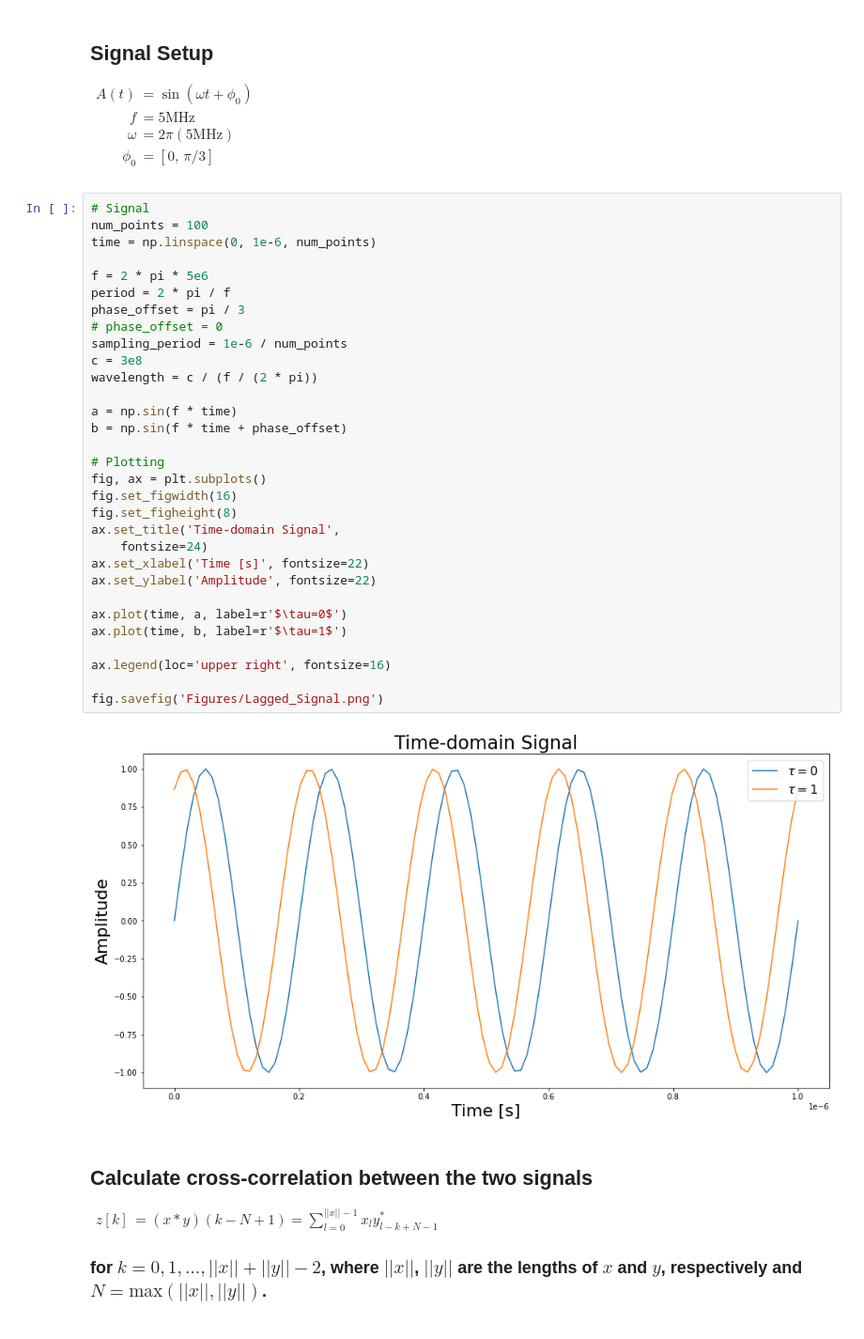
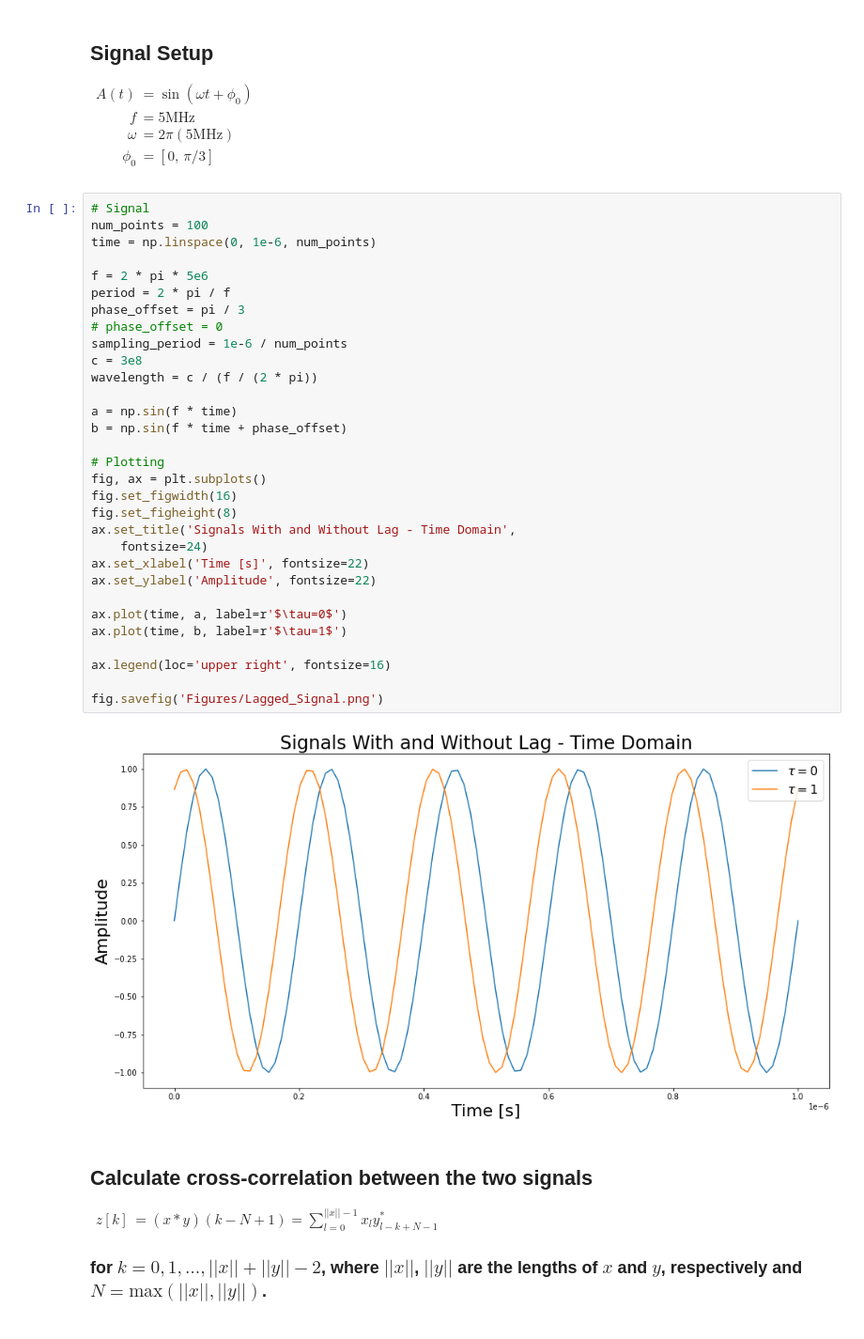
Before and after one commit to brunerm99/ADI_Radar_DSP, a Jupyter notebook: Phaser_Board/Phase_Information.ipynb, the cells around one changed output. Shown at 94% size. Cells and saved outputs as stored; diff of their text form.

```diff
--- a/Phaser_Board/Phase_Information.ipynb
+++ b/Phaser_Board/Phase_Information.ipynb
@@ -25,35 +25,35 @@ $ \begin{align}
 # Signal
 num_points = 100
 time = np.linspace(0, 1e-6, num_points)
 
 f = 2 * pi * 5e6
 period = 2 * pi / f
 phase_offset = pi / 3
 # phase_offset = 0
 sampling_period = 1e-6 / num_points
 c = 3e8
 wavelength = c / (f / (2 * pi))
 
 a = np.sin(f * time)
 b = np.sin(f * time + phase_offset)
 
 # Plotting
 fig, ax = plt.subplots()
 fig.set_figwidth(16)
 fig.set_figheight(8)
-ax.set_title('Time-domain Signal',
+ax.set_title('Signals With and Without Lag - Time Domain',
     fontsize=24)
 ax.set_xlabel('Time [s]', fontsize=22)
 ax.set_ylabel('Amplitude', fontsize=22)
 
 ax.plot(time, a, label=r'$\tau=0$')
 ax.plot(time, b, label=r'$\tau=1$')
 
 ax.legend(loc='upper right', fontsize=16)
 
 fig.savefig('Figures/Lagged_Signal.png')
 # %% [output]
-[figure, old version]
+[figure, new version]
 # %% [markdown]
 ## Calculate cross-correlation between the two signals
 $ \begin {align}
```
Also changed, not shown: parts of 1 cell of this notebook.
